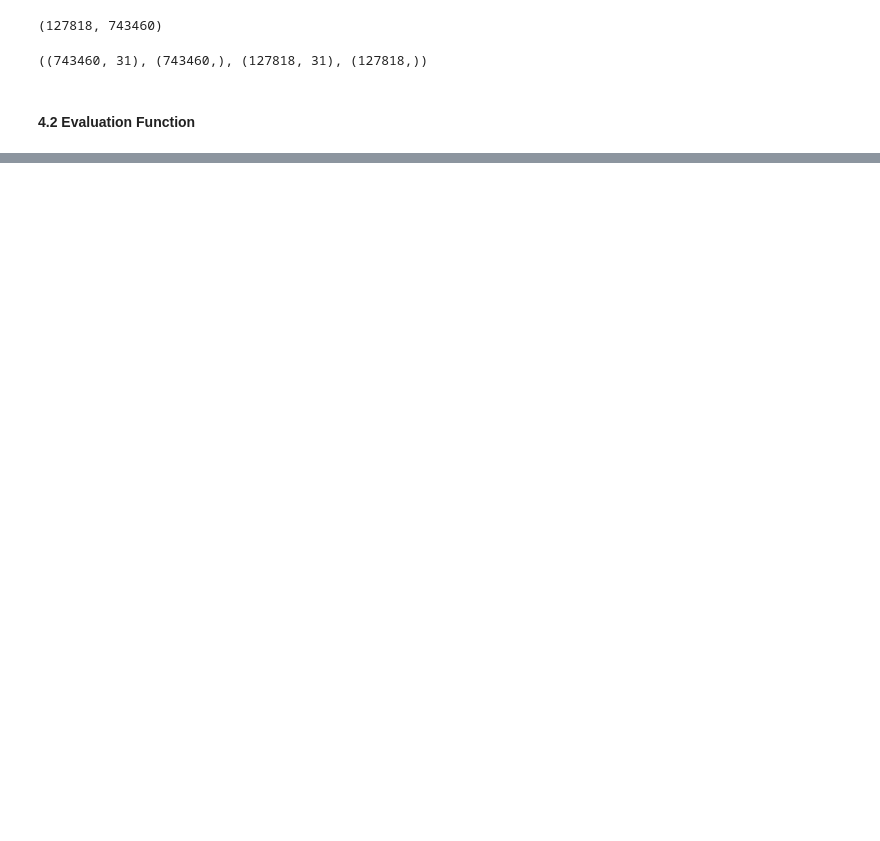
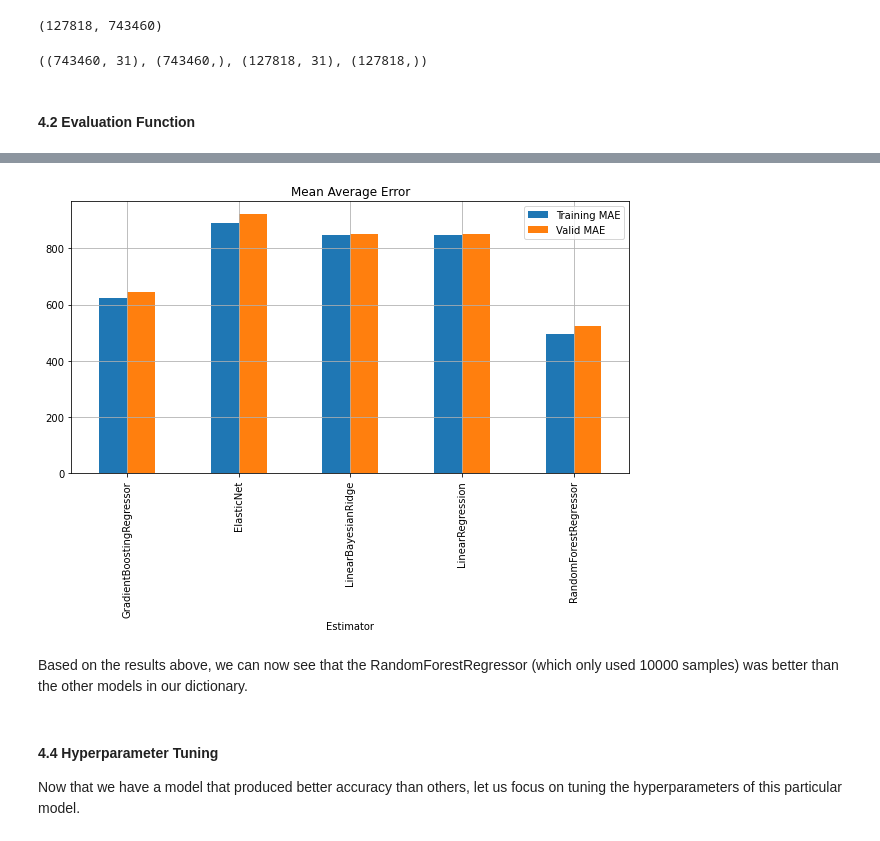
Before and after one commit to mcabanlit/drug-store-chain, a Jupyter notebook: drug-store-sales-prediction.ipynb, the cells around one changed output, grey strips where cells are left out. Cells and saved outputs as stored; diff of their text form; code cells hidden in the pictures; blank space fills up the shorter version.

```diff
--- a/drug-store-sales-prediction.ipynb
+++ b/drug-store-sales-prediction.ipynb
@@ -739,0 +730,9 @@ model_accuracies_df.plot(x='Estimator', y=['TrainingR^2', 'ValidR^2'], figsize=(
+# %%
+model_accuracies_df.plot(title='Mean Average Error', x='Estimator', y=['Training MAE', 'Valid MAE'], figsize=(10,5), grid=True, kind='bar');
+# %% [output]
+[figure, added]
+# %% [markdown]
+Based on the results above, we can now see that the RandomForestRegressor (which only used 10000 samples) was better than the other models in our dictionary.
+# %% [markdown]
+#### 4.4 Hyperparameter Tuning
+Now that we have a model that produced better accuracy than others, let us focus on tuning the hyperparameters of this particular model.
```
Also changed, not shown: parts of 125 cells of this notebook, 1 other file.
